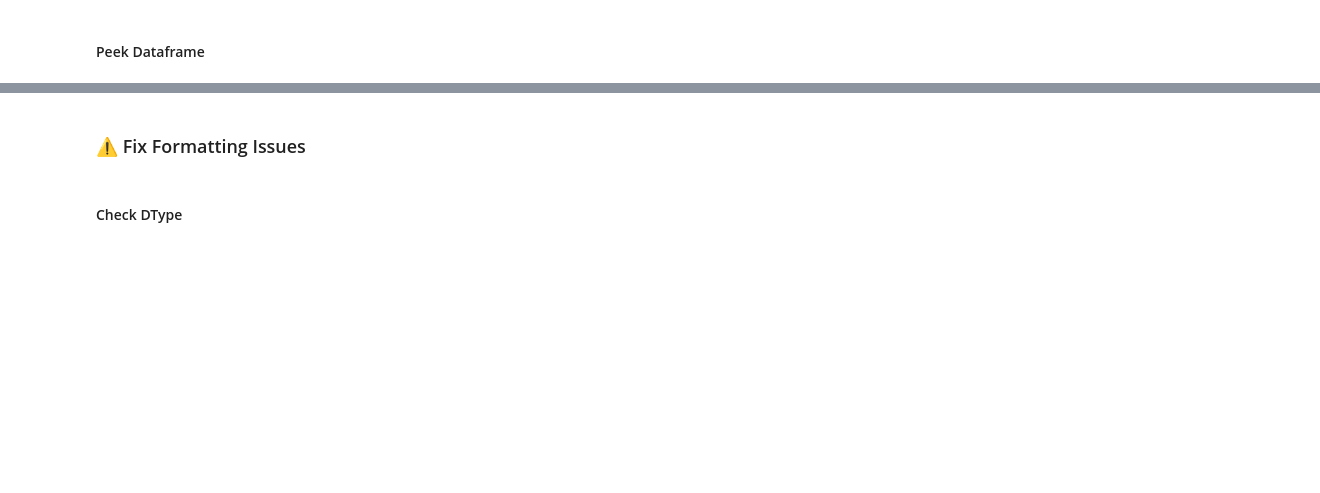
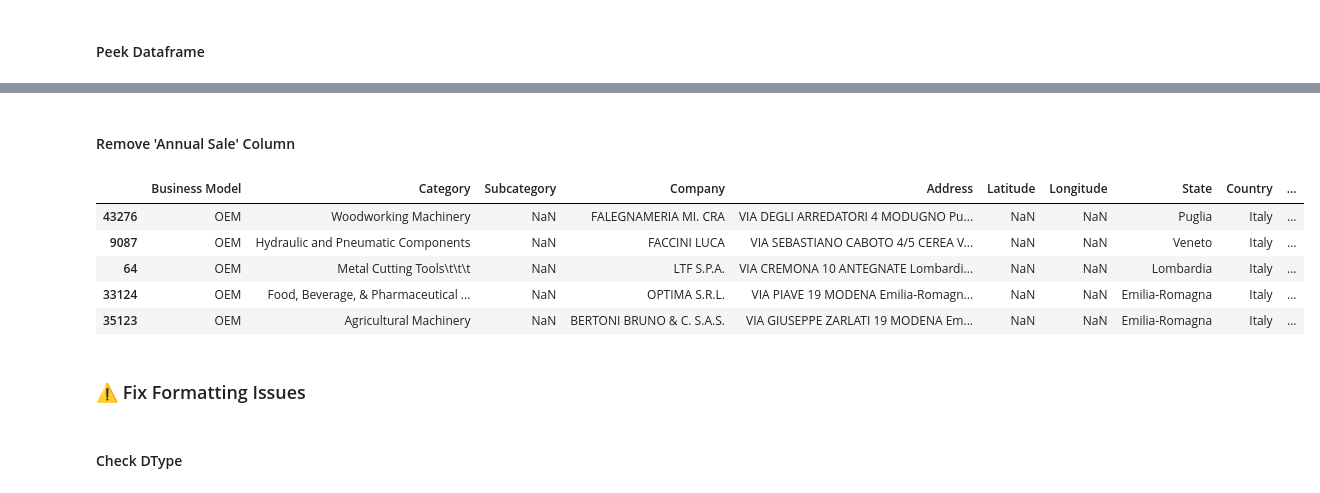
Before and after one commit to mitano-17/Nidec-Drives-Data-Cleaning, a Jupyter notebook: Dataset_Italy_Cleaner.ipynb, the cells around one changed output, grey strips where cells are left out. Cells and saved outputs as stored; diff of their text form; code cells hidden in the pictures; blank space fills up the shorter version.

Commit message:
Dropped 'Annual Sale' column

```diff
--- a/Dataset_Italy_Cleaner.ipynb
+++ b/Dataset_Italy_Cleaner.ipynb
@@ -140,3 +118,16 @@ K_Original_df = K_Original_df[~(K_Original_df['Status'] == 'Incorrect')]
+# %% [markdown]
+<h4>Remove 'Annual Sale' Column</h4>
+# %%
+I_Original_df = I_Original_df.drop(columns=['Annual Sale'])
+# %%
+I_Original_df.sample(5)
+# %% [output]
+|  | Business Model | Category | Subcategory | Company | Address | Latitude | Longitude | State | Country | ... |
+| 43276 | OEM | Woodworking Machinery | NaN | FALEGNAMERIA MI. CRA | VIA DEGLI ARREDATORI 4 MODUGNO Pu... | NaN | NaN | Puglia | Italy | ... |
+| 9087 | OEM | Hydraulic and Pneumatic Components | NaN | FACCINI LUCA | VIA SEBASTIANO CABOTO 4/5 CEREA V... | NaN | NaN | Veneto | Italy | ... |
+| 64 | OEM | Metal Cutting Tools\t\t\t | NaN | LTF S.P.A. | VIA CREMONA 10 ANTEGNATE Lombardi... | NaN | NaN | Lombardia | Italy | ... |
+| 33124 | OEM | Food, Beverage, & Pharmaceutical ... | NaN | OPTIMA S.R.L. | VIA PIAVE 19 MODENA Emilia-Romagn... | NaN | NaN | Emilia-Romagna | Italy | ... |
+| 35123 | OEM | Agricultural Machinery | NaN | BERTONI BRUNO & C. S.A.S. | VIA GIUSEPPE ZARLATI 19 MODENA Em... | NaN | NaN | Emilia-Romagna | Italy | ... |
 # %% [markdown]
 <h3>⚠️ Fix Formatting Issues</h3>
 # %% [markdown]
```
Also changed, not shown: parts of 7 cells of this notebook.
